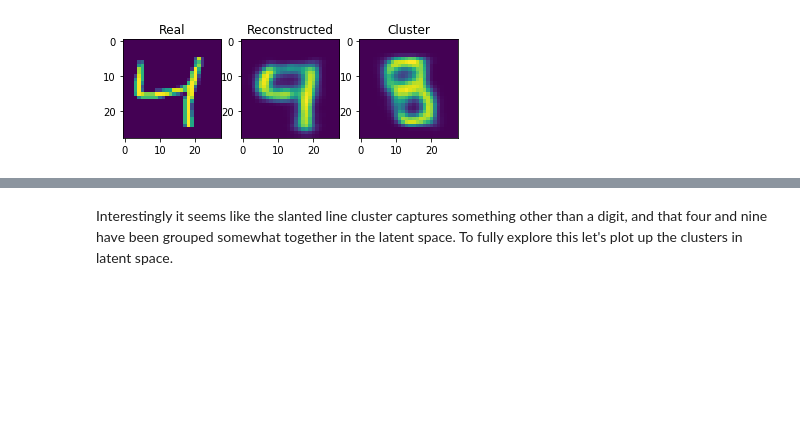
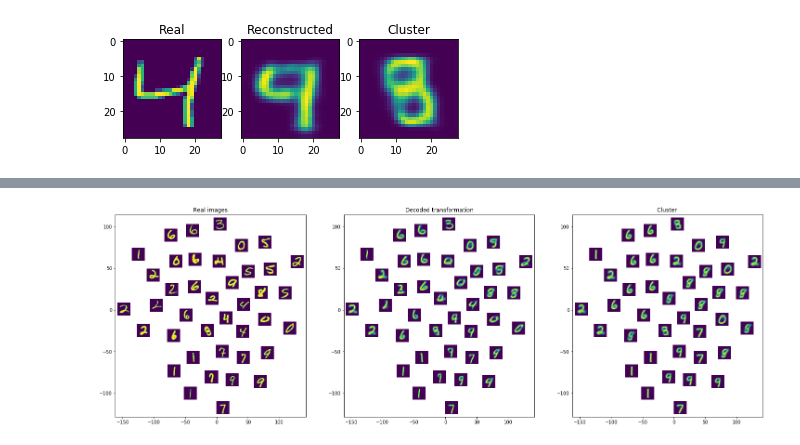
Before and after one commit to copperwire/clustering_cnn_representations, a Jupyter notebook: notebooks/VAE.ipynb, the cells around one changed output, grey strips where cells are left out. Cells and saved outputs as stored; diff of their text form; code cells hidden in the pictures; blank space fills up the shorter version.

Commit message:
updated cluster visualization

```diff
--- a/notebooks/VAE.ipynb
+++ b/notebooks/VAE.ipynb
@@ -198,2 +198,0 @@ num_ponts = tX_test.shape[0]
-# %% [markdown]
-Interestingly it seems like the slanted line cluster captures something other than a digit, and that four and nine have been grouped somewhat together in the latent space. To fully explore this let's plot up the clusters in latent space.
@@ -199,0 +239,39 @@ Interestingly it seems like the slanted line cluster captures something other th
+# %%
+num_plots = 40
+num_points = tX_test[2].shape[0]
+picked = np.random.randint(low=0, high=num_points, size=(num_plots))
+latent_p = tX_test[2][picked]
+
+cluster_images = decoder.predict(clusters).reshape(10, 28, 28)
+which_clusters = k_means.predict(latent_p)
+picked_clusters = cluster_images[which_clusters]
+pred_images = decoder.predict(latent_p).reshape((num_plots, 28, 28))
+actual_p = X_test[picked].reshape((num_plots, 28, 28))
+
+xy = tsne.fit_transform(latent_p)
+x = xy[:,0]
+y = xy[:,1]
+# %%
+from skimage.transform import rescale
+
+#pred_images = [rescale(i, 1/2.) for i in pred_images]
+fig, ax = plt.subplots(1, 3, figsize = (25, 8))
+
+for i in range(len(x)):
+    artists = imscatter(x[i], y[i], actual_p[i], ax=ax[0])
+
+for i in range(len(x)):
+    artists = imscatter(x[i], y[i], pred_images[i], ax=ax[1])
+
+for i in range(len(x)):
+    artists = imscatter(x[i], y[i], picked_clusters[i], ax=ax[2])
+
+
+titles = ["Real images",
+          "Decoded transformation",
+          "Cluster belonging"
+         ]
+
+a = [a.set_title(titles[i]) for i, a in enumerate(ax)]
+# %% [output]
+[figure, added]
```
Also changed, not shown: parts of 4 cells of this notebook.
